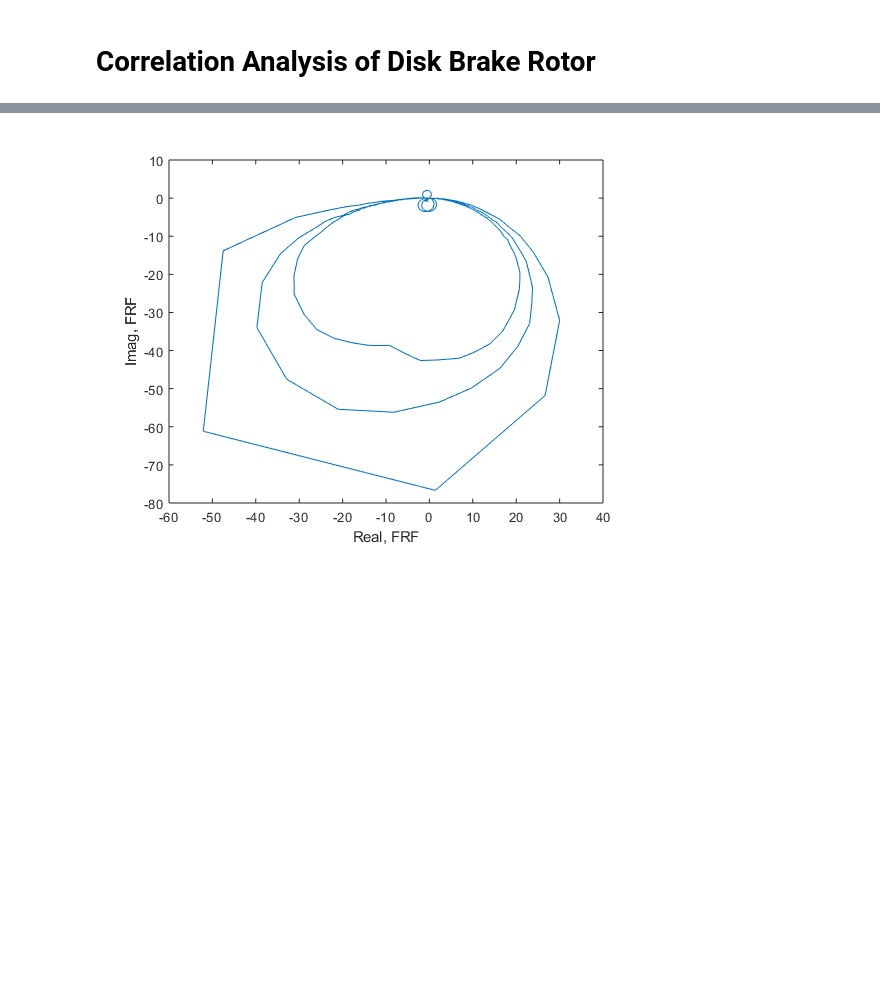
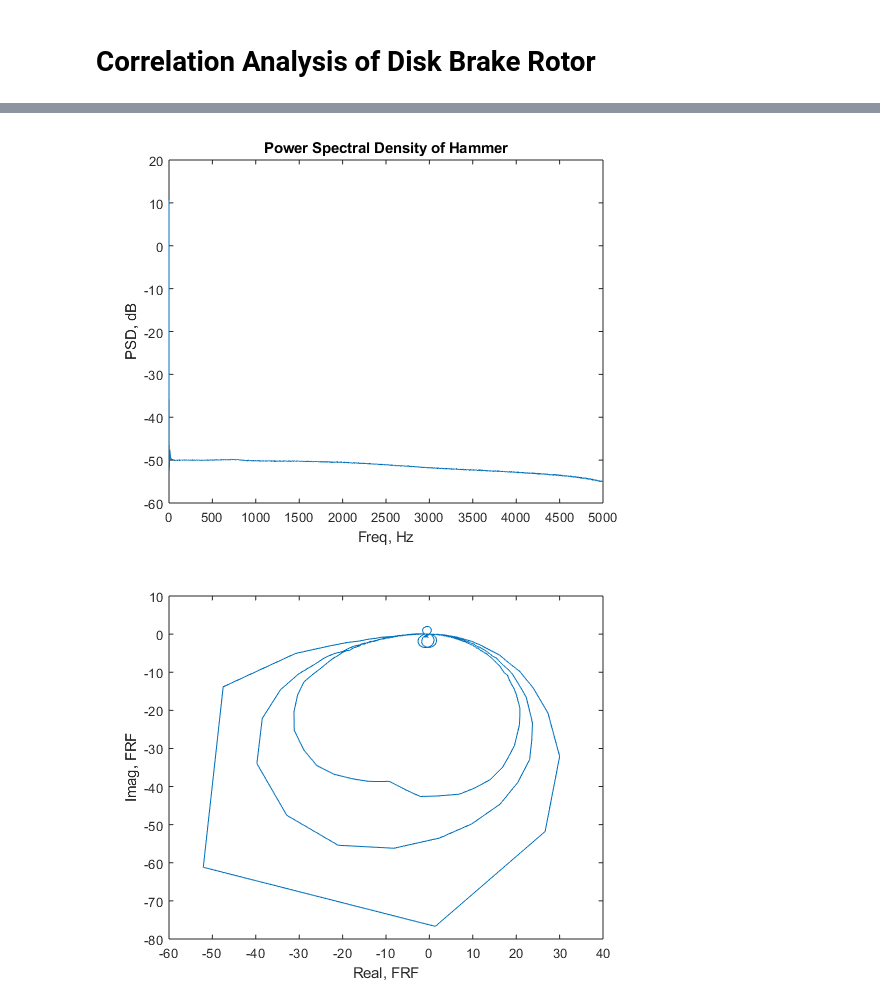
Before and after one commit to SanthoshKumarArroju/Correlation_analysis_of_Brake_disk_rotor, a Jupyter notebook: Disk brake rotor/Correlation Analysis of Rotor jupyter notebook.ipynb, the cells around one changed output, grey strips where cells are left out. Drawn from its saved outputs; the diff is of its cells as text; code cells hidden in the pictures; blank space fills up the shorter version.

```diff
--- a/Disk brake rotor/Correlation Analysis of Rotor jupyter notebook.ipynb
+++ b/Disk brake rotor/Correlation Analysis of Rotor jupyter notebook.ipynb
@@ -20,3 +34,12 @@ ylabel('FRF, dB')
+# %%
+% Energy of Hammer
+figure()
+plot(Freq_domain, 20*log10(PSD_chan_1))
+xlabel('Freq, Hz')
+ylabel('PSD, dB')
+title('Power Spectral Density of Hammer')
+# %% [output]
+[figure, added]
 # %%
 % plotting Nyquist plot
 figure()
```
Also changed, not shown: parts of 2 cells of this notebook.
